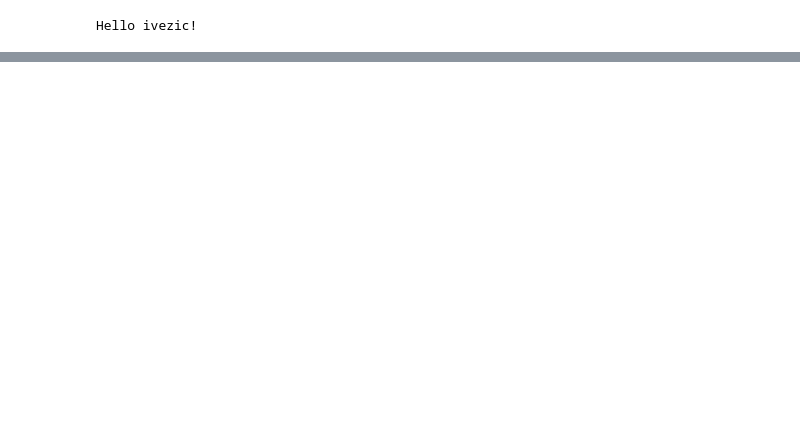
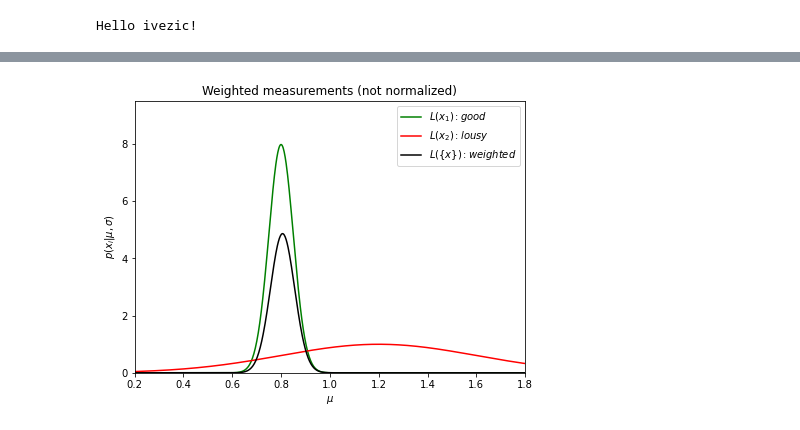
Before and after one commit to ivezic/SaoPaulo2021, a Jupyter notebook: notebooks/Lecture11.ipynb, the cells around one changed output, grey strips where cells are left out. Cells and saved outputs as stored; diff of their text form; code cells hidden in the pictures; blank space fills up the shorter version.

```diff
--- a/notebooks/Lecture11.ipynb
+++ b/notebooks/Lecture11.ipynb
@@ -161,0 +525,20 @@ def lnpost_linear(theta):
+# %%
+### What happens when we have one precise and one lousy measurement?
+L1 = norm(0.8, 0.05).pdf(muGrid)
+L2 = norm(1.2, 0.40).pdf(muGrid)     ## this is the lousy one: sigma = 0.4 >> 0.05
+L = L1 * L2
+# plot
+fig, ax = plt.subplots(figsize=(7, 5))
+plt.plot(muGrid, L1, ls='-', c='green', label=r'$L(x_1): good$')
+plt.plot(muGrid, L2, ls='-', c='red', label=r'$L(x_2): lousy$')
+plt.plot(muGrid, L, ls='-', c='black', label=r'$L(\{x\}): weighted$')
+
+plt.xlim(0.2, 1.8)
+plt.ylim(0, 9.5)
+plt.xlabel('$\mu$')
+plt.ylabel(r'$p(x_i|\mu,\sigma)$')
+plt.title('Weighted measurements (not normalized)')
+plt.legend()
+plt.show()
+# %% [output]
+[figure, added]
```
Also changed, not shown: parts of 90 cells of this notebook, 2 other files.
